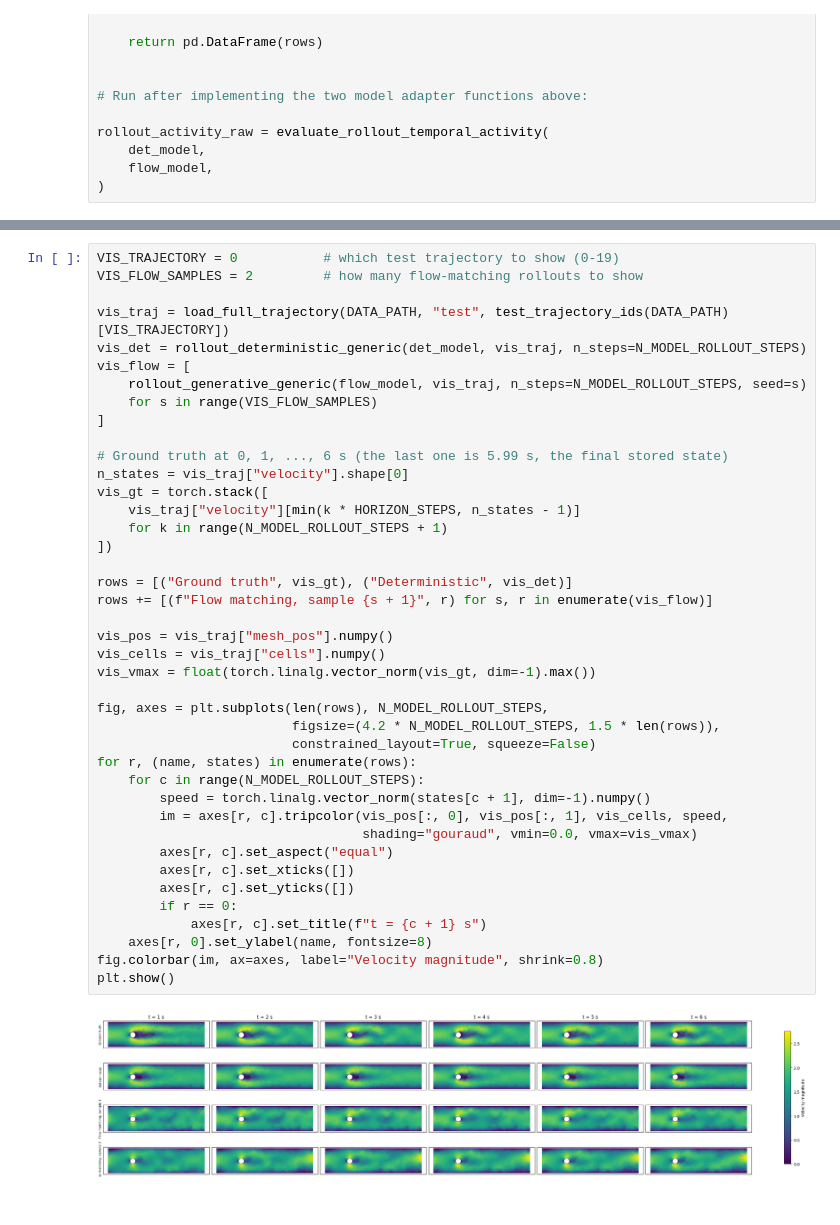
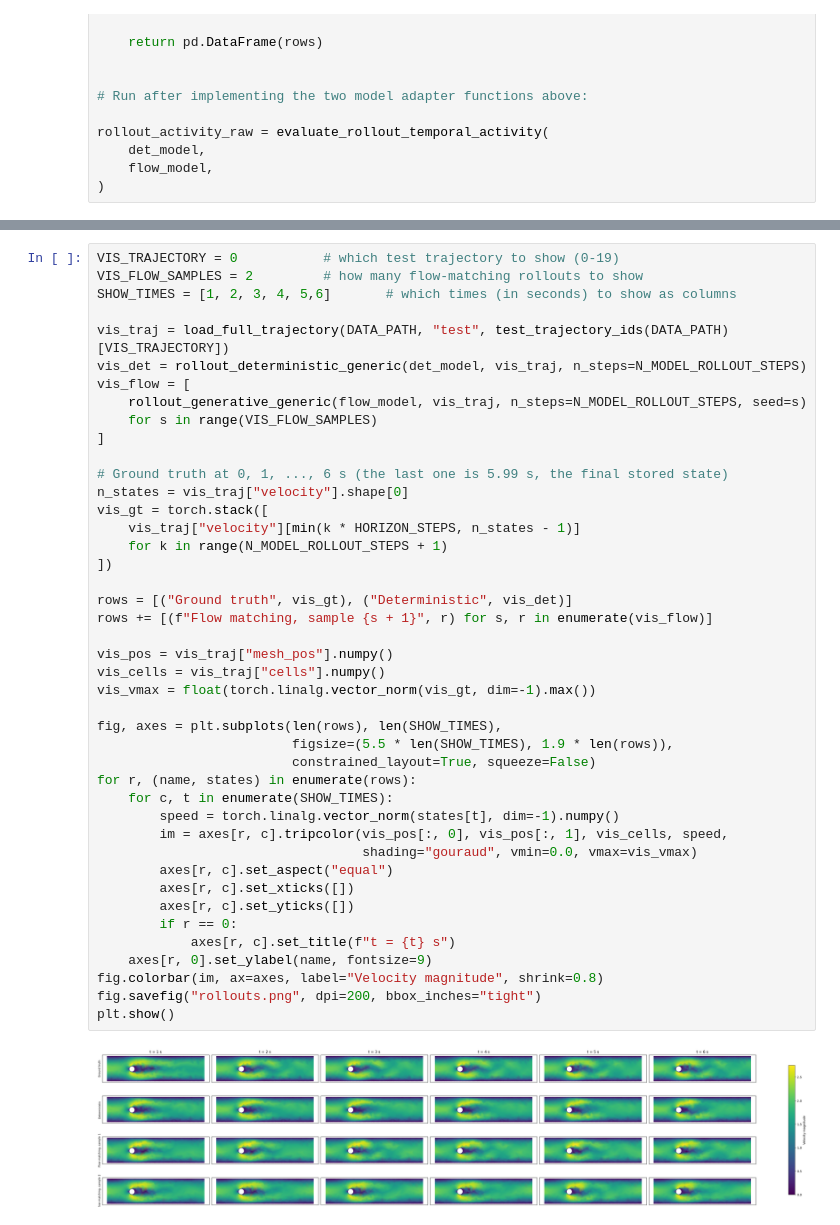
Before and after one commit to sujitha3924/ml4sci-2026, a Jupyter notebook: assignments/Assignment_2_part_1.ipynb, the cells around one changed output, grey strips where cells are left out. Cells and saved outputs as stored; diff of their text form.

```diff
--- a/assignments/Assignment_2_part_1.ipynb
+++ b/assignments/Assignment_2_part_1.ipynb
@@ -1776,43 +1782,45 @@ plot_rollout_temporal_activity(by_time)
 # %%
 VIS_TRAJECTORY = 0           # which test trajectory to show (0-19)
 VIS_FLOW_SAMPLES = 2         # how many flow-matching rollouts to show
+SHOW_TIMES = [1, 2, 3, 4, 5,6]       # which times (in seconds) to show as columns
 
 vis_traj = load_full_trajectory(DATA_PATH, "test", test_trajectory_ids(DATA_PATH)[VIS_TRAJECTORY])
 vis_det = rollout_deterministic_generic(det_model, vis_traj, n_steps=N_MODEL_ROLLOUT_STEPS)
 vis_flow = [
     rollout_generative_generic(flow_model, vis_traj, n_steps=N_MODEL_ROLLOUT_STEPS, seed=s)
     for s in range(VIS_FLOW_SAMPLES)
 ]
 
 # Ground truth at 0, 1, ..., 6 s (the last one is 5.99 s, the final stored state)
 n_states = vis_traj["velocity"].shape[0]
 vis_gt = torch.stack([
     vis_traj["velocity"][min(k * HORIZON_STEPS, n_states - 1)]
     for k in range(N_MODEL_ROLLOUT_STEPS + 1)
 ])
 
 rows = [("Ground truth", vis_gt), ("Deterministic", vis_det)]
 rows += [(f"Flow matching, sample {s + 1}", r) for s, r in enumerate(vis_flow)]
 
 vis_pos = vis_traj["mesh_pos"].numpy()
 vis_cells = vis_traj["cells"].numpy()
 vis_vmax = float(torch.linalg.vector_norm(vis_gt, dim=-1).max())
 
-fig, axes = plt.subplots(len(rows), N_MODEL_ROLLOUT_STEPS,
-                         figsize=(4.2 * N_MODEL_ROLLOUT_STEPS, 1.5 * len(rows)),
+fig, axes = plt.subplots(len(rows), len(SHOW_TIMES),
+                         figsize=(5.5 * len(SHOW_TIMES), 1.9 * len(rows)),
                          constrained_layout=True, squeeze=False)
 for r, (name, states) in enumerate(rows):
-    for c in range(N_MODEL_ROLLOUT_STEPS):
-        speed = torch.linalg.vector_norm(states[c + 1], dim=-1).numpy()
+    for c, t in enumerate(SHOW_TIMES):
+        speed = torch.linalg.vector_norm(states[t], dim=-1).numpy()
         im = axes[r, c].tripcolor(vis_pos[:, 0], vis_pos[:, 1], vis_cells, speed,
                                   shading="gouraud", vmin=0.0, vmax=vis_vmax)
         axes[r, c].set_aspect("equal")
         axes[r, c].set_xticks([])
         axes[r, c].set_yticks([])
         if r == 0:
-            axes[r, c].set_title(f"t = {c + 1} s")
-    axes[r, 0].set_ylabel(name, fontsize=8)
+            axes[r, c].set_title(f"t = {t} s")
+    axes[r, 0].set_ylabel(name, fontsize=9)
 fig.colorbar(im, ax=axes, label="Velocity magnitude", shrink=0.8)
+fig.savefig("rollouts.png", dpi=200, bbox_inches="tight")
 plt.show()
 # %% [output]
-[figure, old version]
+[figure, new version]
```
Also changed, not shown: parts of 3 cells of this notebook.
